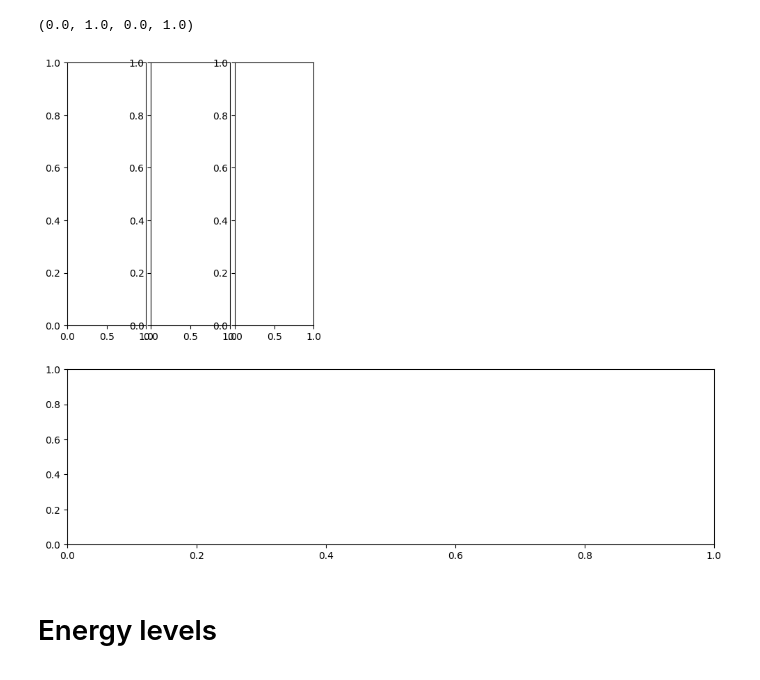
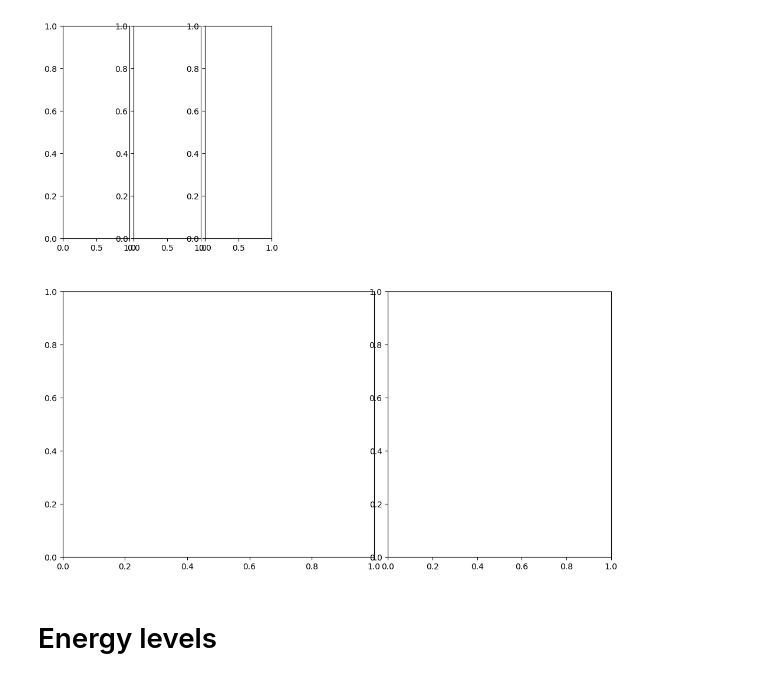
Before and after one commit to alexhrubin/Superconducting_conventional_photon_blockade, a Jupyter notebook: fig_1/fig1.ipynb, the cells around one changed output. Cells and saved outputs as stored; diff of their text form; code cells hidden in the pictures.

```diff
--- a/fig_1/fig1.ipynb
+++ b/fig_1/fig1.ipynb
@@ -3,27 +3,42 @@ import matplotlib.pyplot as plt
 from matplotlib.patches import Rectangle, FancyArrowPatch
 import numpy as np
 from qutip import destroy, qeye, sigmaz, tensor
-# %%
-import matplotlib.pyplot as plt
-
-mosaic = """
-ABCD
-EEEE
-"""
-
-fig, axd = plt.subplot_mosaic(mosaic, figsize=(12, 9), gridspec_kw={
-    'height_ratios': [1.5, 1],
-    'width_ratios': [1, 1, 1, 5],
-    'wspace': 0.03,
-    'hspace': 0.2
-})
-
-axd["D"].set_xticks([])
-axd["D"].set_yticks([])
-axd['D'].axis("off")
-# %% [output]
-(0.0, 1.0, 0.0, 1.0)
-[figure, removed]
+# %%
+import matplotlib.pyplot as plt
+from matplotlib.gridspec import GridSpec
+
+fig = plt.figure(figsize=(12, 9))
+
+# Create two separate GridSpecs for top and bottom rows
+gs_top = GridSpec(1, 4, figure=fig, height_ratios=[1.5], width_ratios=[1, 1, 1, 5], wspace=0.03)
+gs_bottom = GridSpec(1, 3, figure=fig, height_ratios=[1], width_ratios=[1, 1, 1.5], wspace=0.08)
+
+# Adjust the position of the GridSpecs
+gs_top.update(top=1, bottom=0.6, hspace=0.2)
+gs_bottom.update(top=0.5, bottom=0)
+
+# Create the subplots
+axA = fig.add_subplot(gs_top[0, 0])
+axB = fig.add_subplot(gs_top[0, 1])
+axC = fig.add_subplot(gs_top[0, 2])
+axD = fig.add_subplot(gs_top[0, 3])
+axE = fig.add_subplot(gs_bottom[0, :2])
+axF = fig.add_subplot(gs_bottom[0, 2])
+
+# Turn off axis for subplot D
+axD.set_xticks([])
+axD.set_yticks([])
+axD.axis("off")
+
+# Create a dictionary to match the original axd structure
+axd = {
+    "A": axA, "B": axB, "C": axC, "D": axD,
+    "E": axE, "F": axF
+}
+
+plt.show()
+# %% [output]
+[figure, added]
 # %% [markdown]
 # Energy levels
 # %% [markdown]
```
Also changed, not shown: parts of 8 cells of this notebook, 4 other files.
